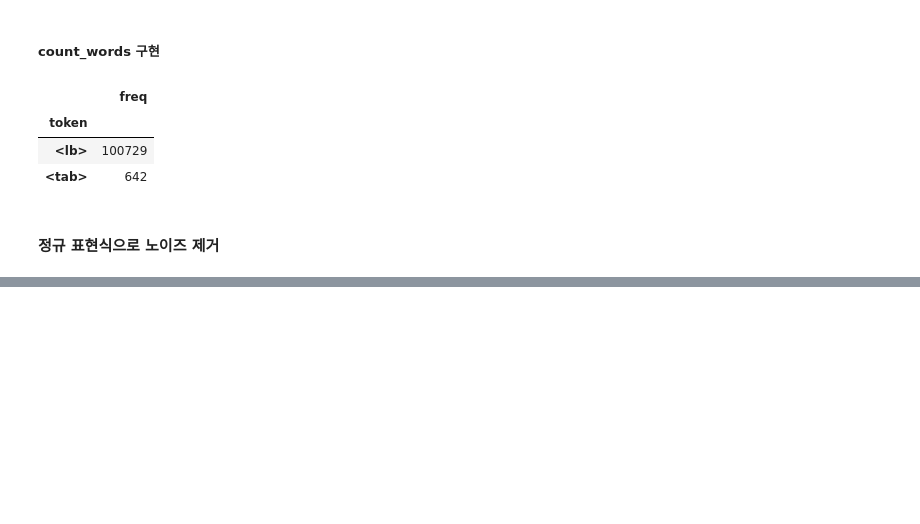
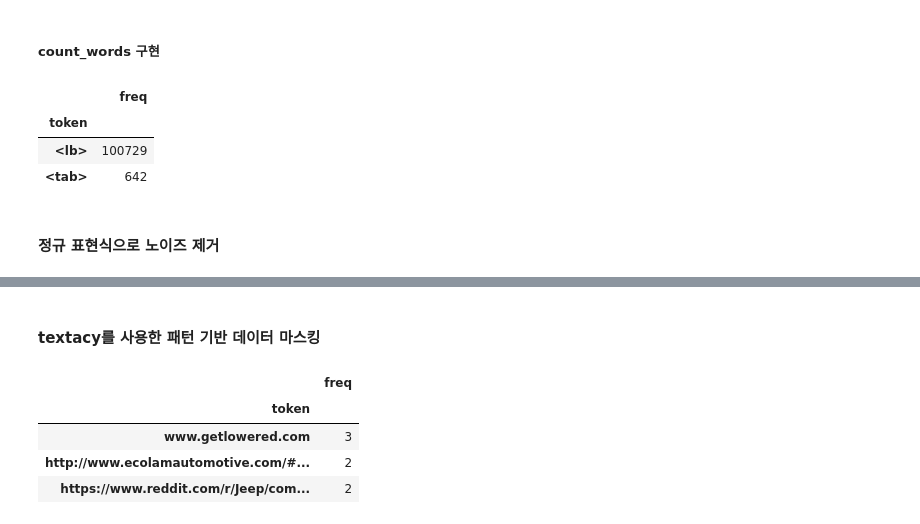
Before and after one commit to chw8207/text_python, a Jupyter notebook: 텍스트데이터준비.ipynb, the cells around one changed output, grey strips where cells are left out. Saved outputs shown, nothing was run; the diff lists cells and outputs as text; code cells hidden in the pictures; blank space fills up the shorter version.

```diff
--- a/텍스트데이터준비.ipynb
+++ b/텍스트데이터준비.ipynb
@@ -237,0 +303,11 @@ def clean(text) :
+# %% [markdown]
+#### textacy를 사용한 패턴 기반 데이터 마스킹
+# %%
+# 말뭉치에서 가장 자주 사용되는 url 찾기
+count_words(df, column='clean_text', preprocess=RE_URL.findall).head(3)
+# %% [output]
+|  | freq |
+| token |  |
+| www.getlowered.com | 3 |
+| http://www.ecolamautomotive.com/#... | 2 |
+| https://www.reddit.com/r/Jeep/com... | 2 |
```
Also changed, not shown: parts of 26 cells of this notebook.
